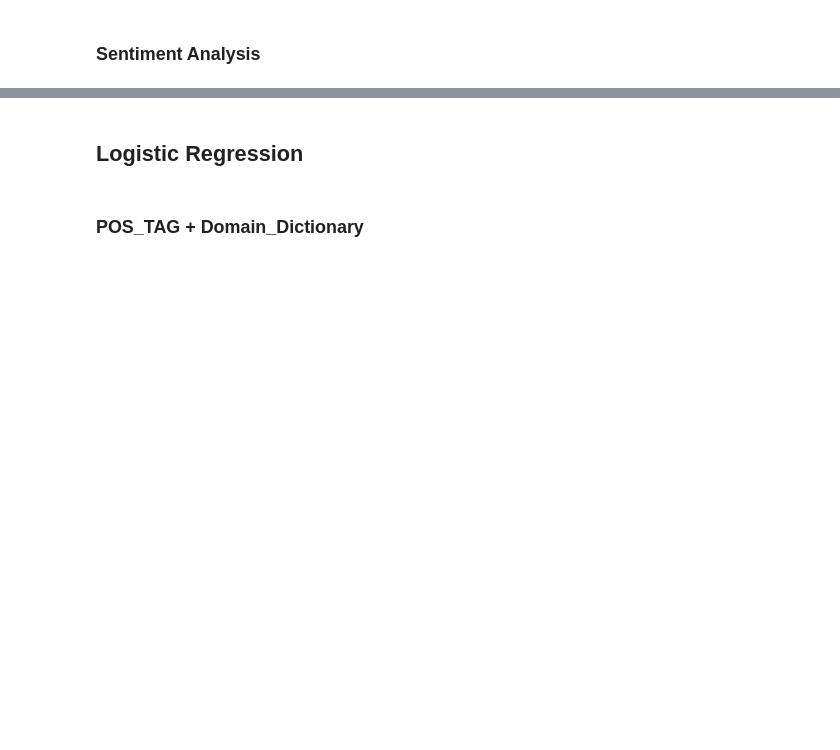
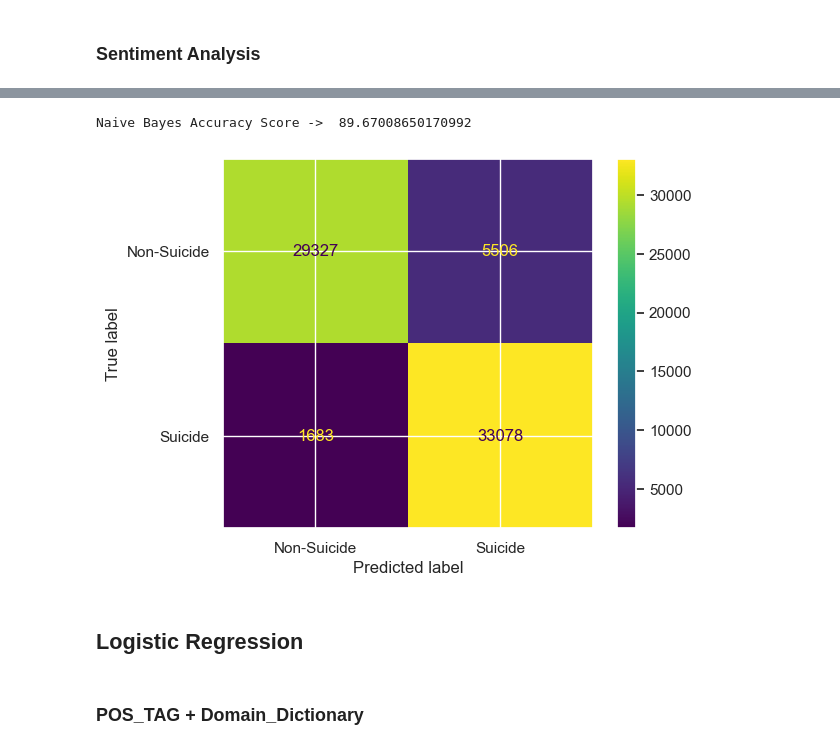
Before and after one commit to graceangrh/Text-mining-Suicide-Ideation, a Jupyter notebook: Combined.ipynb, the cells around one changed output, grey strips where cells are left out. Drawn from its saved outputs; the diff is of its cells as text; code cells hidden in the pictures; blank space fills up the shorter version.

```diff
--- a/Combined.ipynb
+++ b/Combined.ipynb
@@ -352,2 +359,16 @@ print("n_samples: %d, n_features: %d" % X_test_tf_pos.shape)
 # %% [markdown]
 ### Sentiment Analysis Vectorization
+# %%
+import scipy.sparse as sp
+
+# Create a sparse matrix for the extra features
+extra_features_sparse = sp.csr_matrix(combined_df[["fear", "anger", "anticip", "trust", "surprise", "positive", "negative", "sadness","disgust", "joy", "anticipation"]].values)
+
+# Fit and transform the TF-IDF matrix
+tfidf_vectorizer_sa = TfidfVectorizer()
+tfidf_sa = tfidf_vectorizer_sa.fit_transform(combined_df.clean_lemmatized_processed_text)
+
+# Combine the two sparse matrices using hstack
+all_features_sa = sp.hstack([tfidf_sa, extra_features_sparse])
+# %%
+train_X_sa, test_X_sa, train_y_sa, test_y_sa = train_test_split(all_features_sa,combined_df['class'],test_size=0.3, random_state = 42)
@@ -388,2 +434,8 @@ plt.show()
 # %% [markdown]
 ### Sentiment Analysis
+# %%
+#Naive Bayes Classifier
+naive_bayes_classifier_sa = MultinomialNB()
+naive_bayes_classifier_sa.fit(train_X_sa, train_y_sa)
+#predicted y
+y_pred_nb_sa = naive_bayes_classifier_sa.predict(test_X_sa)
@@ -390,3 +453,17 @@ plt.show()
+# %%
+nb_accuracy_sa = accuracy_score(y_pred_nb_sa, test_y_sa)
+print("Naive Bayes Accuracy Score -> ", nb_accuracy_sa * 100)
+# %% [output]
+Naive Bayes Accuracy Score ->  89.67008650170992
+# %%
+nb_confusion_matrix_sa = metrics.confusion_matrix(test_y_sa, y_pred_nb_sa)
+
+nb_cm_display_sa = metrics.ConfusionMatrixDisplay(confusion_matrix = nb_confusion_matrix_sa, display_labels = ["Non-Suicide", "Suicide"])
+
+nb_cm_display_sa.plot()
+plt.show()
+# %% [output]
+[figure, added]
 # %% [markdown]
 ## Logistic Regression
 # %% [markdown]
```
Also changed, not shown: parts of 27 cells of this notebook.
